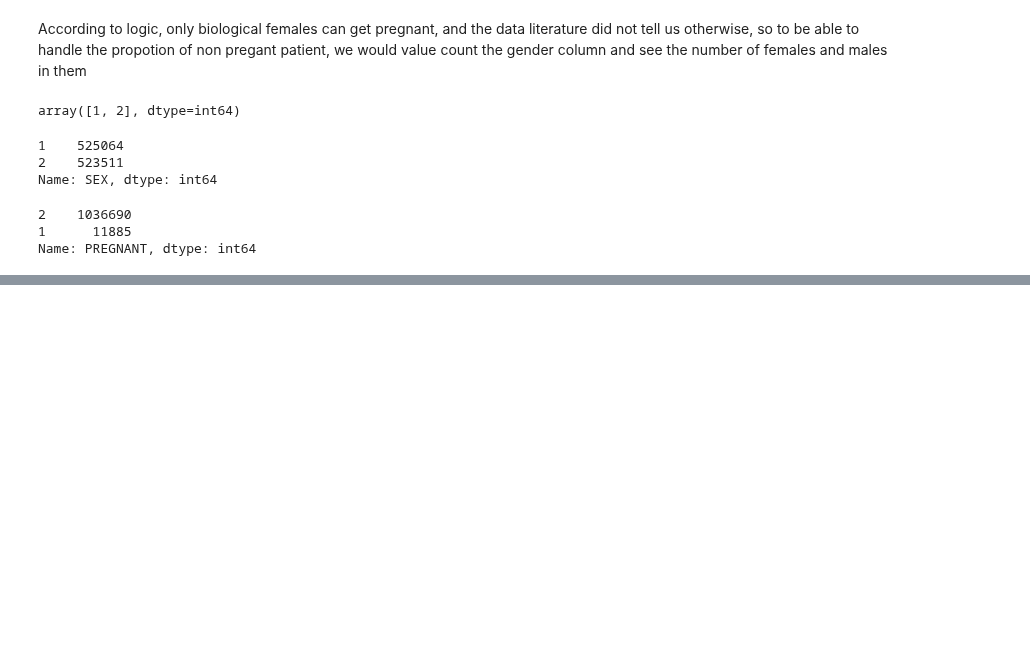
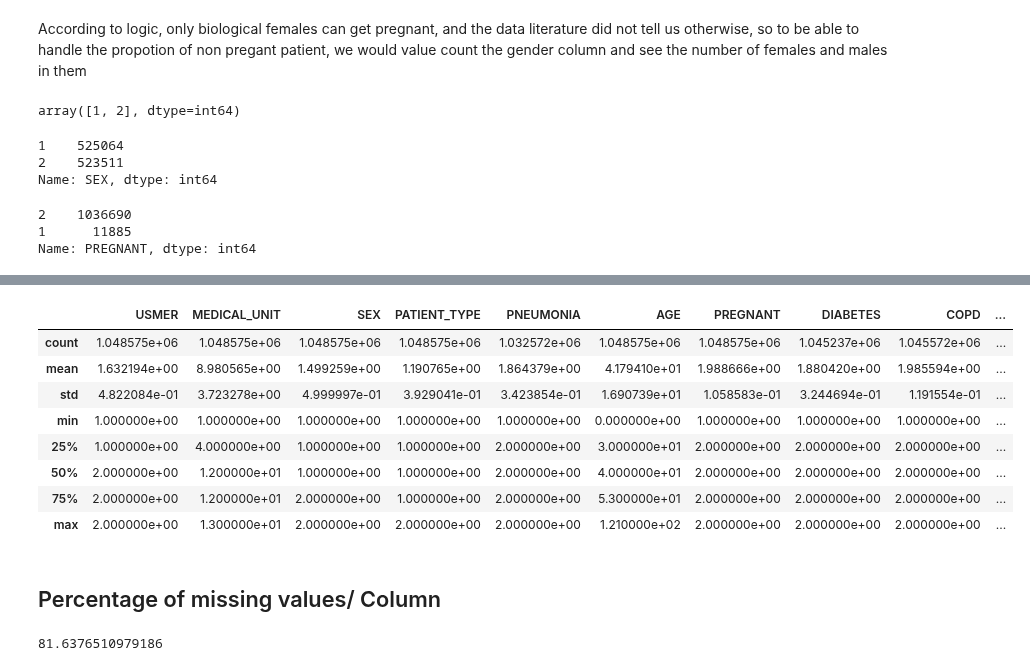
Before and after one commit to Ayomide-ola/Machine-Learning, a Jupyter notebook: CA1_ML.ipynb, the cells around one changed output, grey strips where cells are left out. Drawn from its saved outputs; the diff is of its cells as text; code cells hidden in the pictures; blank space fills up the shorter version.

```diff
--- a/CA1_ML.ipynb
+++ b/CA1_ML.ipynb
@@ -271,0 +280,3 @@ percent_null_Intubated =
+# %%
+df.drop(['INTUBED'], axis=1, inplace=True)
+df.head()
@@ -271,0 +300,5 @@ percent_null_Intubated =
+# %%
+# This code replaces explicitly tell pandas to treat the 97, 98, 99 values as NAN/missing values
+feauture=["PNEUMONIA","DIABETES","COPD","ASTHMA","INMSUPR","HIPERTENSION","OTHER_DISEASE","CARDIOVASCULAR","OBESITY","RENAL_CHRONIC","TOBACCO","ICU"]
+for variable in feauture:
+    df[variable]=df[variable].replace([98,97,99],np.nan)
@@ -271,0 +326,21 @@ percent_null_Intubated =
+# %%
+df.describe()
+# %% [output]
+|  | USMER | MEDICAL_UNIT | SEX | PATIENT_TYPE | PNEUMONIA | AGE | PREGNANT | DIABETES | COPD | ... |
+| count | 1.048575e+06 | 1.048575e+06 | 1.048575e+06 | 1.048575e+06 | 1.032572e+06 | 1.048575e+06 | 1.048575e+06 | 1.045237e+06 | 1.045572e+06 | ... |
+| mean | 1.632194e+00 | 8.980565e+00 | 1.499259e+00 | 1.190765e+00 | 1.864379e+00 | 4.179410e+01 | 1.988666e+00 | 1.880420e+00 | 1.985594e+00 | ... |
+| std | 4.822084e-01 | 3.723278e+00 | 4.999997e-01 | 3.929041e-01 | 3.423854e-01 | 1.690739e+01 | 1.058583e-01 | 3.244694e-01 | 1.191554e-01 | ... |
+| min | 1.000000e+00 | 1.000000e+00 | 1.000000e+00 | 1.000000e+00 | 1.000000e+00 | 0.000000e+00 | 1.000000e+00 | 1.000000e+00 | 1.000000e+00 | ... |
+| 25% | 1.000000e+00 | 4.000000e+00 | 1.000000e+00 | 1.000000e+00 | 2.000000e+00 | 3.000000e+01 | 2.000000e+00 | 2.000000e+00 | 2.000000e+00 | ... |
+| 50% | 2.000000e+00 | 1.200000e+01 | 1.000000e+00 | 1.000000e+00 | 2.000000e+00 | 4.000000e+01 | 2.000000e+00 | 2.000000e+00 | 2.000000e+00 | ... |
+| 75% | 2.000000e+00 | 1.200000e+01 | 2.000000e+00 | 1.000000e+00 | 2.000000e+00 | 5.300000e+01 | 2.000000e+00 | 2.000000e+00 | 2.000000e+00 | ... |
+| max | 2.000000e+00 | 1.300000e+01 | 2.000000e+00 | 2.000000e+00 | 2.000000e+00 | 1.210000e+02 | 2.000000e+00 | 2.000000e+00 | 2.000000e+00 | ... |
+# %% [markdown]
+## Percentage of missing values/ Column
+# %%
+n=len(df['ICU'])
+percent_null_icu= (856032/n)*100
+percent_null_icu
+#Null values in Icu is over 81% of the entire observation so i will drop the column
+# %% [output]
+81.6376510979186
```
Also changed, not shown: parts of 28 cells of this notebook.
